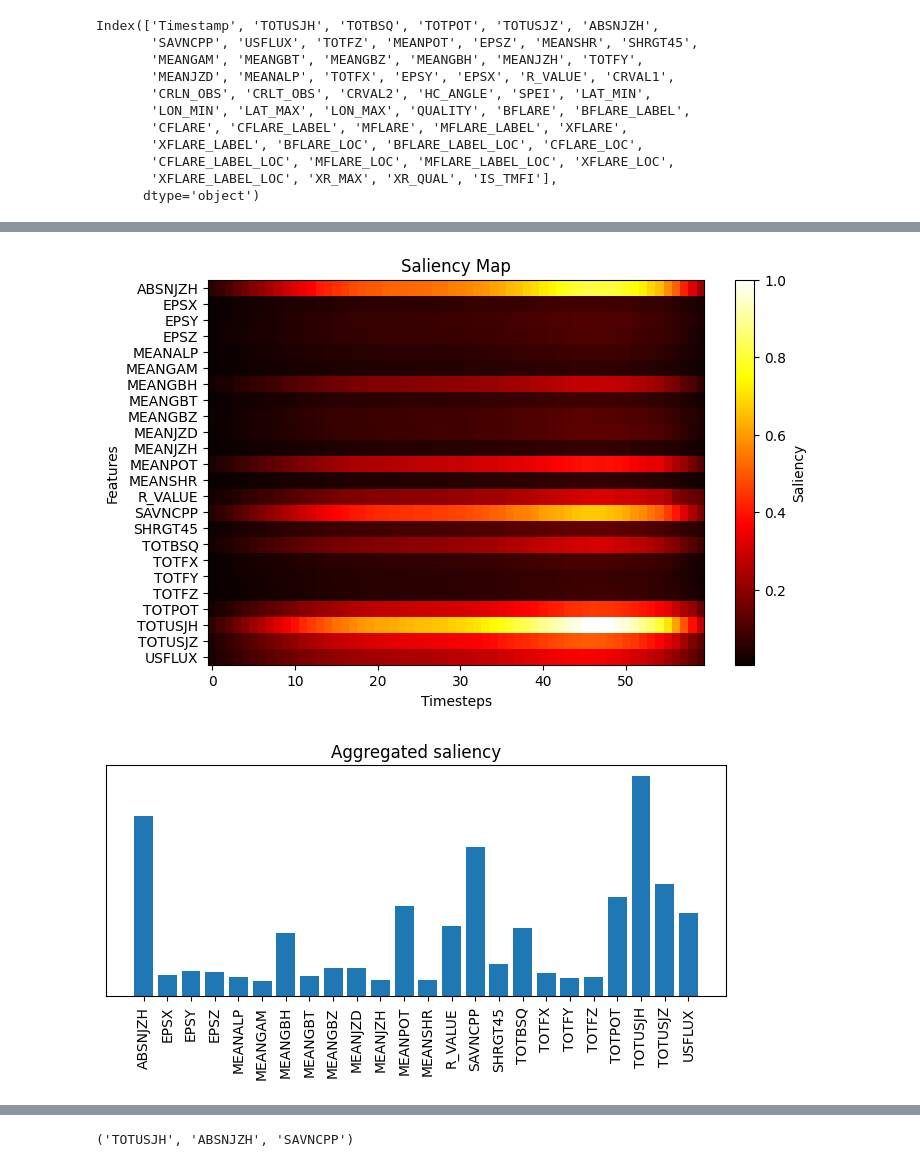
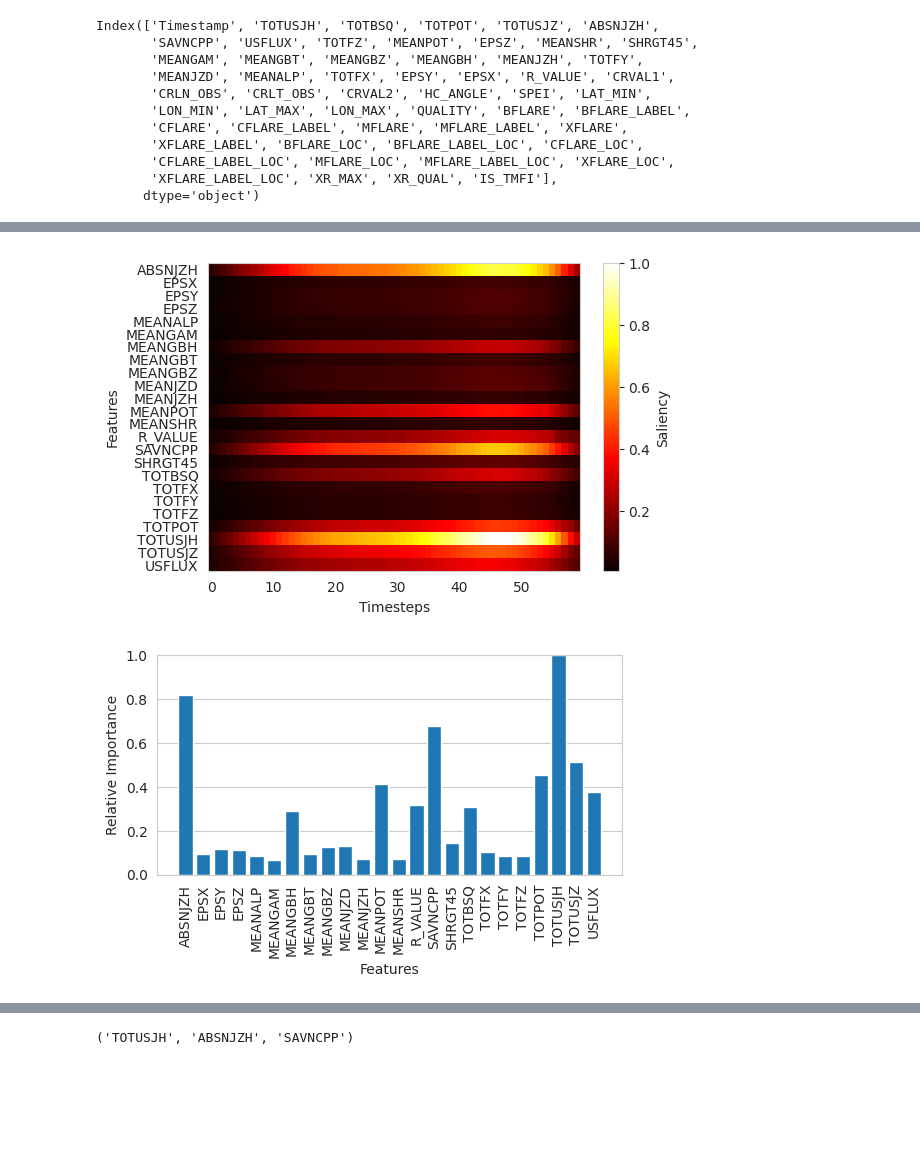
Before and after one commit to foumani/solar_flare_cnn, a Jupyter notebook: tuning_plotting.ipynb, the cells around one changed output, grey strips where cells are left out. Drawn from its saved outputs; the diff is of its cells as text; code cells hidden in the pictures; blank space fills up the shorter version.

```diff
--- a/tuning_plotting.ipynb
+++ b/tuning_plotting.ipynb
@@ -55,26 +66,38 @@ ordering = sorted(range(len(words)), key=lambda i: words[i])
 words_sorted = [words[i] for i in ordering]
 saliency_sorted = [saliency[i] for i in ordering]
 # %%
-plt.figure(figsize=(8, 5))
+plt.figure(figsize=(6, 4))
 im = plt.imshow(saliency_sorted, aspect='auto', cmap='hot')
 plt.colorbar(im, label='Saliency')
 plt.xlabel('Timesteps')
 plt.ylabel('Features')
-plt.title('Saliency Map')
+# plt.title('Saliency Map')
 plt.yticks(np.arange(len(words_sorted)), words_sorted)
 # saliency = np.sum(saliency, axis=1)
+plt.grid(False)
 plt.savefig(os.path.join(args.log_dir, "saliency_map.eps"), dpi=50, bbox_inches='tight')
 plt.show()
 # %% [output]
-[figure, old version]
+[figure, new version]
 # %%
 saliency_sorted_agg = np.sum(saliency_sorted, axis=1)
-plt.figure(figsize=(8, 3))
+
+# Normalize to [0, 1]
+saliency_sorted_agg = saliency_sorted_agg / np.max(saliency_sorted_agg)
+
+plt.figure(figsize=(6, 2.85))
 plt.xticks(np.arange(len(words_sorted)), words_sorted, rotation=90)
-plt.yticks([])
+
+plt.yticks(np.linspace(0, 1, 6))  # Optional: adjust the number of ticks
+plt.ylim(0, 1)  # Ensure y-axis is [0, 1]
+plt.xlabel("Features")
+plt.ylabel("Relative Importance")
+
+# plt.yticks([])
 plt.bar(list(range(24)), saliency_sorted_agg)
-plt.title("Aggregated saliency")
+# plt.title("Aggregated saliency")
+plt.grid(axis='x')
 plt.savefig(os.path.join(args.log_dir, "saliency_agg.eps"), dpi=50, bbox_inches='tight')
 plt.show()
 # %% [output]
-[figure, old version]
+[figure, new version]
```
Also changed, not shown: parts of 12 cells of this notebook, 41 other files.
